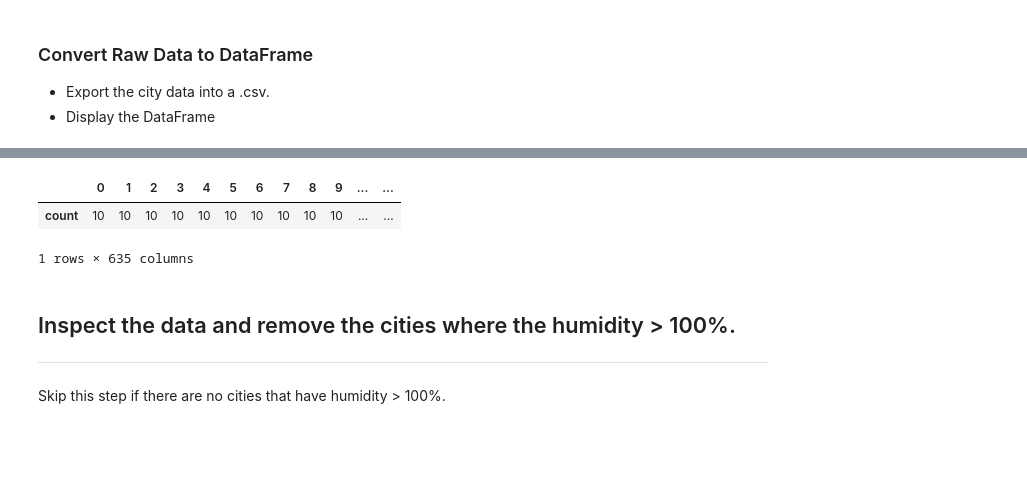
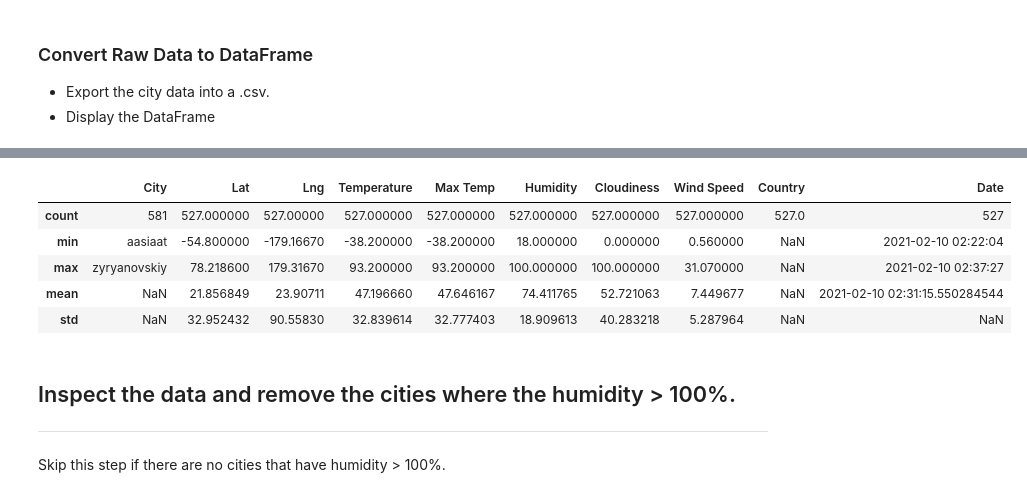
Before and after one commit to andersonmalloryk/python-api-challenge, a Jupyter notebook: WeatherPy/WeatherPy.ipynb, the cells around one changed output, grey strips where cells are left out. Cells and saved outputs as stored; diff of their text form; code cells hidden in the pictures; blank space fills up the shorter version.

```diff
--- a/WeatherPy/WeatherPy.ipynb
+++ b/WeatherPy/WeatherPy.ipynb
@@ -131,5 +133,6 @@ weather_dict = {
     "Date": date
 }
 
-weather_data = pd.DataFrame.from_dict(weather_dict)
-#weather_data = pd.DataFrame.from_dict(weather_dict, orient="index")
+#weather_data = pd.DataFrame(weather_dict)
+weather_data = pd.DataFrame.from_dict(weather_dict, orient="index")
+weather_data = weather_data.transpose()
@@ -149,11 +162,15 @@ KeyError: 'Date'
 # %%
 # Using the aggregation method, produce a data summary statistics
+summary_stats = weather_data.transpose()
 summary_stats = weather_data.agg(["count","mean","std","min","max"])
 summary_stats
 # %% [output]
-|  | 0 | 1 | 2 | 3 | 4 | 5 | 6 | 7 | 8 | 9 | ... | ... |
-| count | 10 | 10 | 10 | 10 | 10 | 10 | 10 | 10 | 10 | 10 | ... | ... |
+|  | City | Lat | Lng | Temperature | Max Temp | Humidity | Cloudiness | Wind Speed | Country | Date |
+| count | 581 | 527.000000 | 527.00000 | 527.000000 | 527.000000 | 527.000000 | 527.000000 | 527.000000 | 527.0 | 527 |
+| min | aasiaat | -54.800000 | -179.16670 | -38.200000 | -38.200000 | 18.000000 | 0.000000 | 0.560000 | NaN | 2021-02-10 02:22:04 |
+| max | zyryanovskiy | 78.218600 | 179.31670 | 93.200000 | 93.200000 | 100.000000 | 100.000000 | 31.070000 | NaN | 2021-02-10 02:37:27 |
+| mean | NaN | 21.856849 | 23.90711 | 47.196660 | 47.646167 | 74.411765 | 52.721063 | 7.449677 | NaN | 2021-02-10 02:31:15.550284544 |
+| std | NaN | 32.952432 | 90.55830 | 32.839614 | 32.777403 | 18.909613 | 40.283218 | 5.287964 | NaN | NaN |
-1 rows × 635 columns
 # %% [markdown]
 ## Inspect the data and remove the cities where the humidity > 100%.
 ----
```
Also changed, not shown: parts of 22 cells of this notebook.
